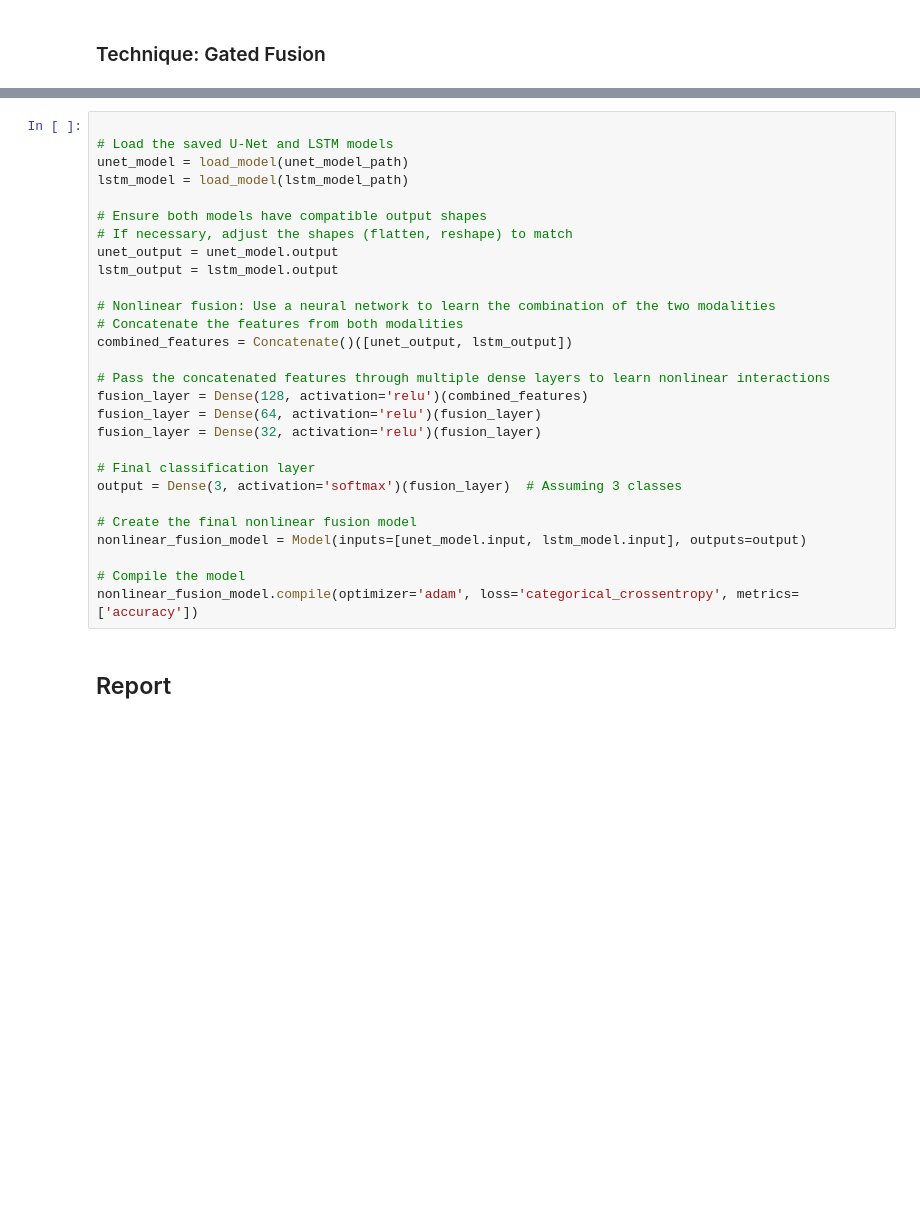
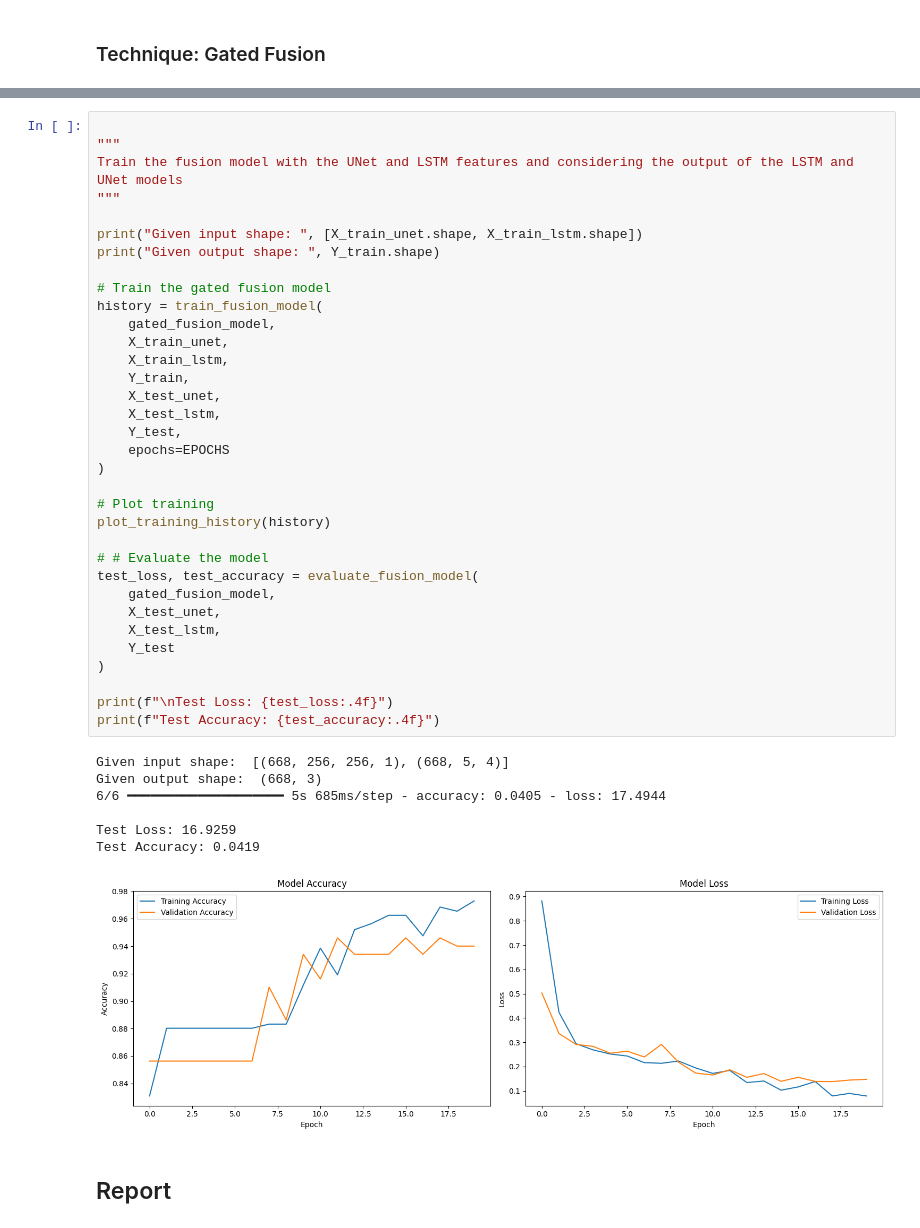
Before and after one commit to nathan-g1/mm-transformer-model, a Jupyter notebook: src/MMDL.ipynb, the cells around one changed output, grey strips where cells are left out. Drawn from its saved outputs; the diff is of its cells as text; blank space fills up the shorter version.

```diff
--- a/src/MMDL.ipynb
+++ b/src/MMDL.ipynb
@@ -1305,30 +1405,44 @@ gated_fusion_model.summary()
-# %%
-
-# Load the saved U-Net and LSTM models
-unet_model = load_model(unet_model_path)
-lstm_model = load_model(lstm_model_path)
-
-# Ensure both models have compatible output shapes
-# If necessary, adjust the shapes (flatten, reshape) to match
-unet_output = unet_model.output
-lstm_output = lstm_model.output
-
-# Nonlinear fusion: Use a neural network to learn the combination of the two modalities
-# Concatenate the features from both modalities
-combined_features = Concatenate()([unet_output, lstm_output])
-
-# Pass the concatenated features through multiple dense layers to learn nonlinear interactions
-fusion_layer = Dense(128, activation='relu')(combined_features)
-fusion_layer = Dense(64, activation='relu')(fusion_layer)
-fusion_layer = Dense(32, activation='relu')(fusion_layer)
-
-# Final classification layer
-output = Dense(3, activation='softmax')(fusion_layer)  # Assuming 3 classes
-
-# Create the final nonlinear fusion model
-nonlinear_fusion_model = Model(inputs=[unet_model.input, lstm_model.input], outputs=output)
-
-# Compile the model
-nonlinear_fusion_model.compile(optimizer='adam', loss='categorical_crossentropy', metrics=['accuracy'])
+# %%
+
+"""
+Train the fusion model with the UNet and LSTM features and considering the output of the LSTM and UNet models
+"""
+
+print("Given input shape: ", [X_train_unet.shape, X_train_lstm.shape])
+print("Given output shape: ", Y_train.shape)
+
+# Train the gated fusion model
+history = train_fusion_model(
+    gated_fusion_model,
+    X_train_unet,
+    X_train_lstm,
+    Y_train,
+    X_test_unet,
+    X_test_lstm,
+    Y_test,
+    epochs=EPOCHS
+)
+
+# Plot training
+plot_training_history(history)
+
+# # Evaluate the model
+test_loss, test_accuracy = evaluate_fusion_model(
+    gated_fusion_model,
+    X_test_unet,
+    X_test_lstm,
+    Y_test
+)
+
+print(f"\nTest Loss: {test_loss:.4f}")
+print(f"Test Accuracy: {test_accuracy:.4f}")
+# %% [output]
+Given input shape:  [(668, 256, 256, 1), (668, 5, 4)]
+Given output shape:  (668, 3)
+6/6 ━━━━━━━━━━━━━━━━━━━━ 5s 685ms/step - accuracy: 0.0405 - loss: 17.4944
+
+Test Loss: 16.9259
+Test Accuracy: 0.0419
+[figure, added]
 # %% [markdown]
 ## Report
```
Also changed, not shown: parts of 36 cells of this notebook.
